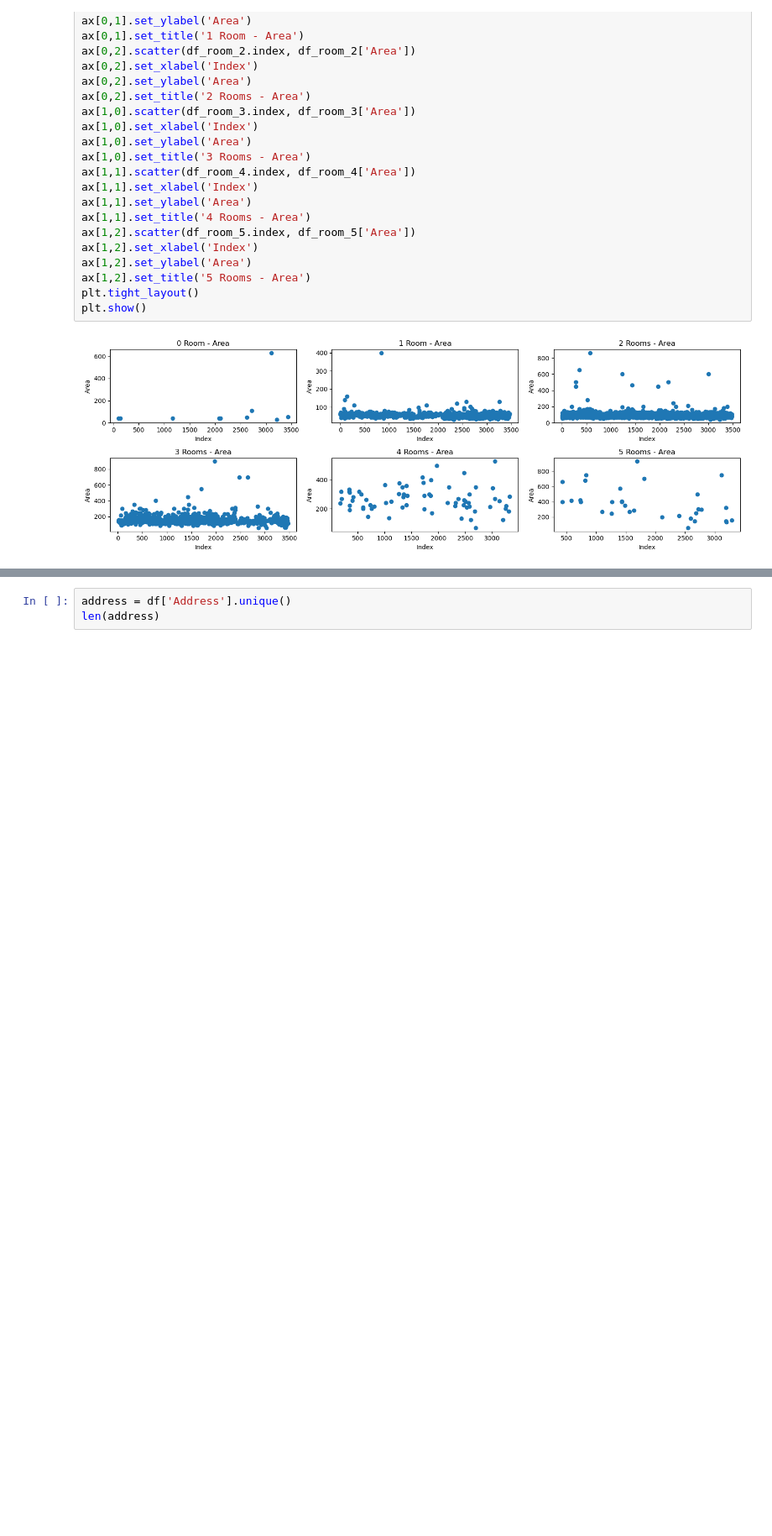
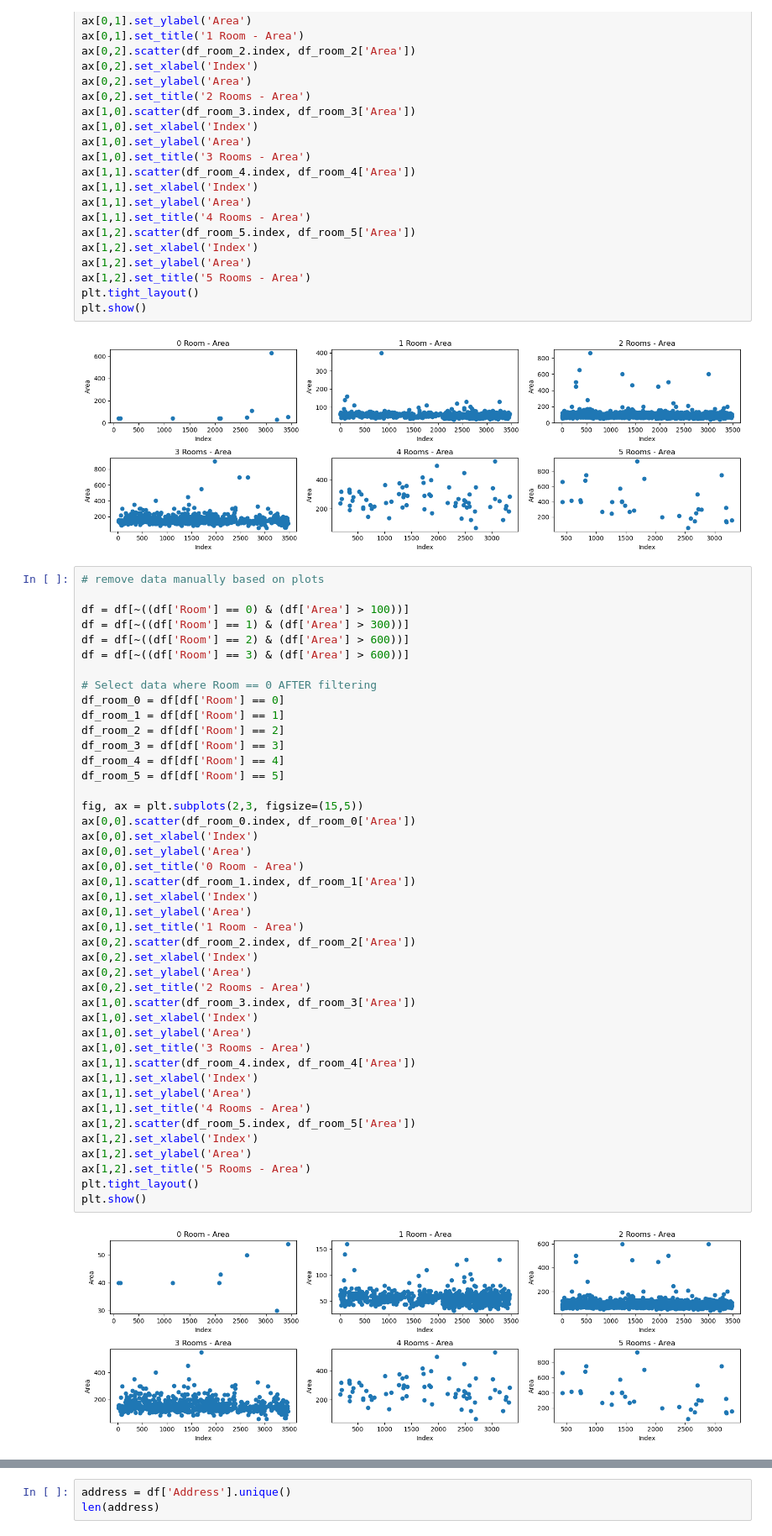
Before and after one commit to AliShrz/My-Machine-Learning, a Jupyter notebook: Regression Project.ipynb, the cells around one changed output, grey strips where cells are left out. Shown: that part at 84% size. Saved outputs shown, nothing was run; the diff lists cells and outputs as text; blank space fills up the shorter version.

```diff
--- a/Regression Project.ipynb
+++ b/Regression Project.ipynb
@@ -167,6 +167,51 @@ plt.tight_layout()
 plt.show()
 # %% [output]
 [figure]
+# %%
+# remove data manually based on plots
+
+df = df[~((df['Room'] == 0) & (df['Area'] > 100))]
+df = df[~((df['Room'] == 1) & (df['Area'] > 300))]
+df = df[~((df['Room'] == 2) & (df['Area'] > 600))]
+df = df[~((df['Room'] == 3) & (df['Area'] > 600))]
+
+# Select data where Room == 0 AFTER filtering
+df_room_0 = df[df['Room'] == 0]
+df_room_1 = df[df['Room'] == 1]
+df_room_2 = df[df['Room'] == 2]
+df_room_3 = df[df['Room'] == 3]
+df_room_4 = df[df['Room'] == 4]
+df_room_5 = df[df['Room'] == 5]
+
+fig, ax = plt.subplots(2,3, figsize=(15,5))
+ax[0,0].scatter(df_room_0.index, df_room_0['Area'])
+ax[0,0].set_xlabel('Index')
+ax[0,0].set_ylabel('Area')
+ax[0,0].set_title('0 Room - Area')
+ax[0,1].scatter(df_room_1.index, df_room_1['Area'])
+ax[0,1].set_xlabel('Index')
+ax[0,1].set_ylabel('Area')
+ax[0,1].set_title('1 Room - Area')
+ax[0,2].scatter(df_room_2.index, df_room_2['Area'])
+ax[0,2].set_xlabel('Index')
+ax[0,2].set_ylabel('Area')
+ax[0,2].set_title('2 Rooms - Area')
+ax[1,0].scatter(df_room_3.index, df_room_3['Area'])
+ax[1,0].set_xlabel('Index')
+ax[1,0].set_ylabel('Area')
+ax[1,0].set_title('3 Rooms - Area')
+ax[1,1].scatter(df_room_4.index, df_room_4['Area'])
+ax[1,1].set_xlabel('Index')
+ax[1,1].set_ylabel('Area')
+ax[1,1].set_title('4 Rooms - Area')
+ax[1,2].scatter(df_room_5.index, df_room_5['Area'])
+ax[1,2].set_xlabel('Index')
+ax[1,2].set_ylabel('Area')
+ax[1,2].set_title('5 Rooms - Area')
+plt.tight_layout()
+plt.show()
+# %% [output]
+[figure, added]
 # %%
 df[(df['Room'] < 2) & (df['Area'] > 200)]
 # %% [output]
```
Also changed, not shown: parts of 3 cells of this notebook.
